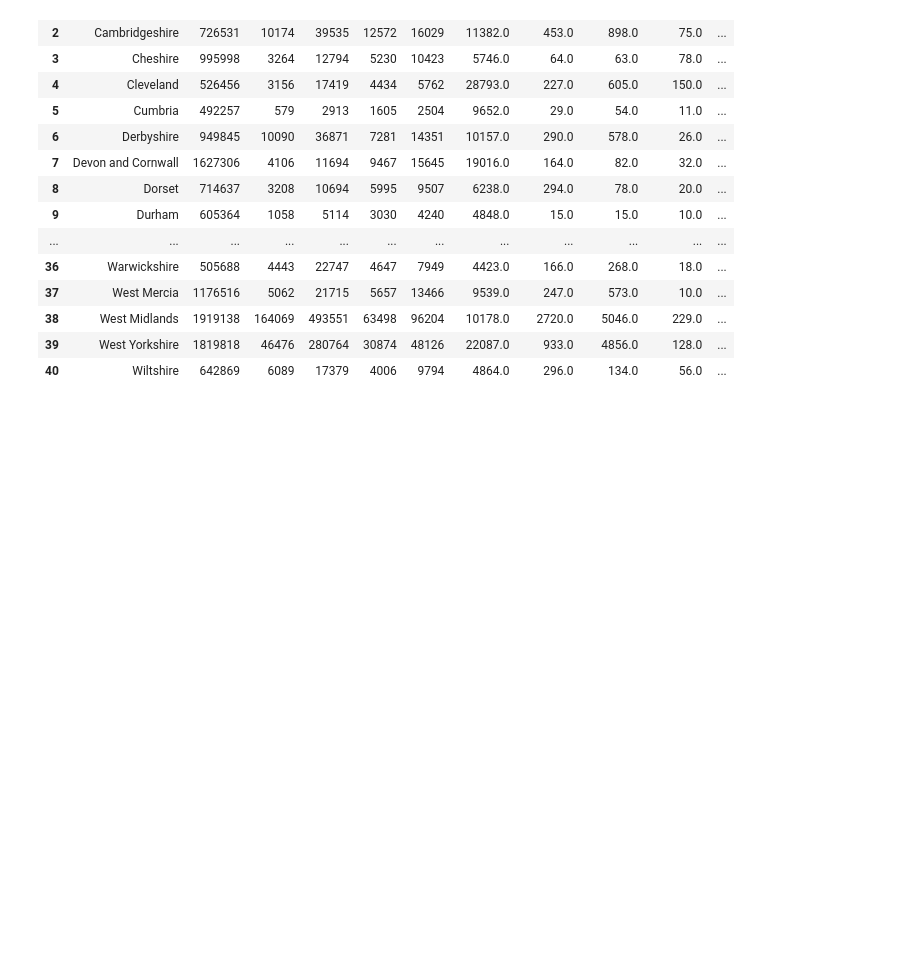
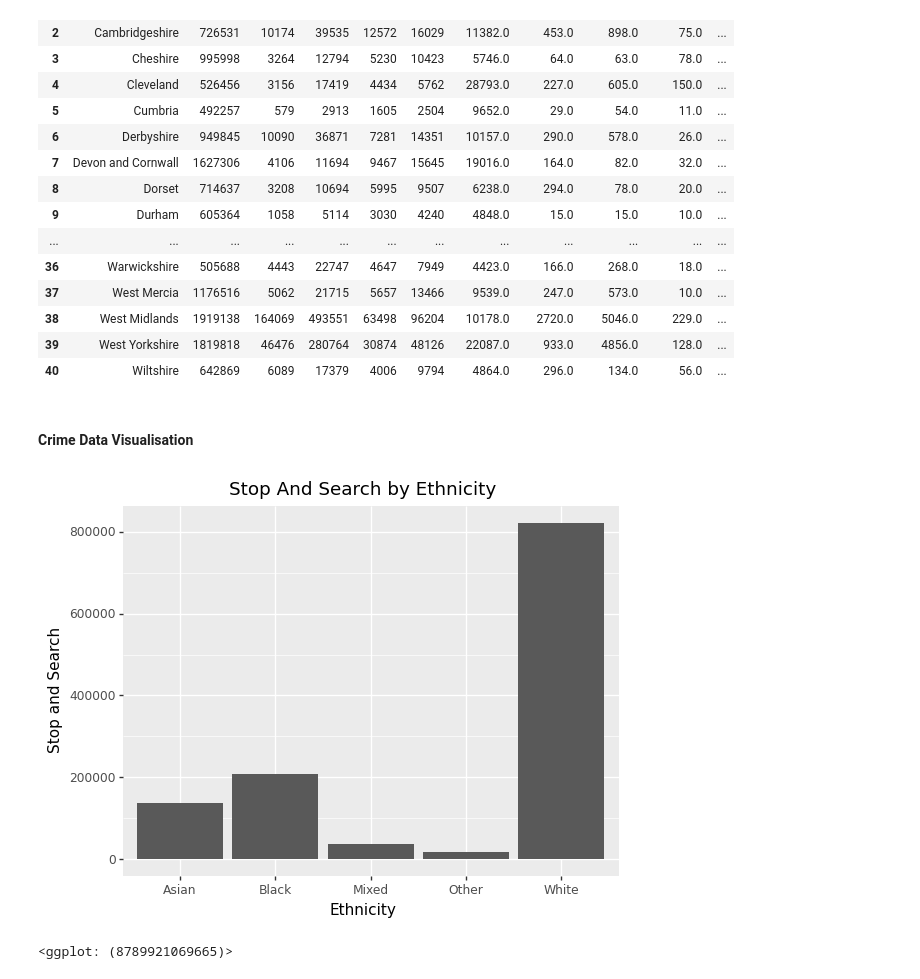
Before and after one commit to neerajthandayan/CourseProject, a Jupyter notebook: Crime_Data.ipynb, the cells around one changed output. Saved outputs shown, nothing was run; the diff lists cells and outputs as text; code cells hidden in the pictures; blank space fills up the shorter version.

```diff
--- a/Crime_Data.ipynb
+++ b/Crime_Data.ipynb
@@ -171,3 +171,19 @@ master
 | 38 | West Midlands | 1919138 | 164069 | 493551 | 63498 | 96204 | 10178.0 | 2720.0 | 5046.0 | 229.0 | ... |
 | 39 | West Yorkshire | 1819818 | 46476 | 280764 | 30874 | 48126 | 22087.0 | 933.0 | 4856.0 | 128.0 | ... |
 | 40 | Wiltshire | 642869 | 6089 | 17379 | 4006 | 9794 | 4864.0 | 296.0 | 134.0 | 56.0 | ... |
+# %% [markdown]
+#### Crime Data Visualisation
+# %%
+from plotnine import *
+
+y = stop.tail(1).iloc[:,1:].values
+x = ['White', 'Black', 'Asian', 'Other', 'Mixed']
+
+ggplot(df1, aes(x=x, y=y)) + \
+geom_bar(stat = 'identity') + \
+xlab('Ethnicity') + \
+ylab('Stop and Search') + \
+ggtitle('Stop And Search by Ethnicity')
+# %% [output]
+[figure, added]
+<ggplot: (8789921069665)>
```
Also changed, not shown: parts of 5 cells of this notebook.
